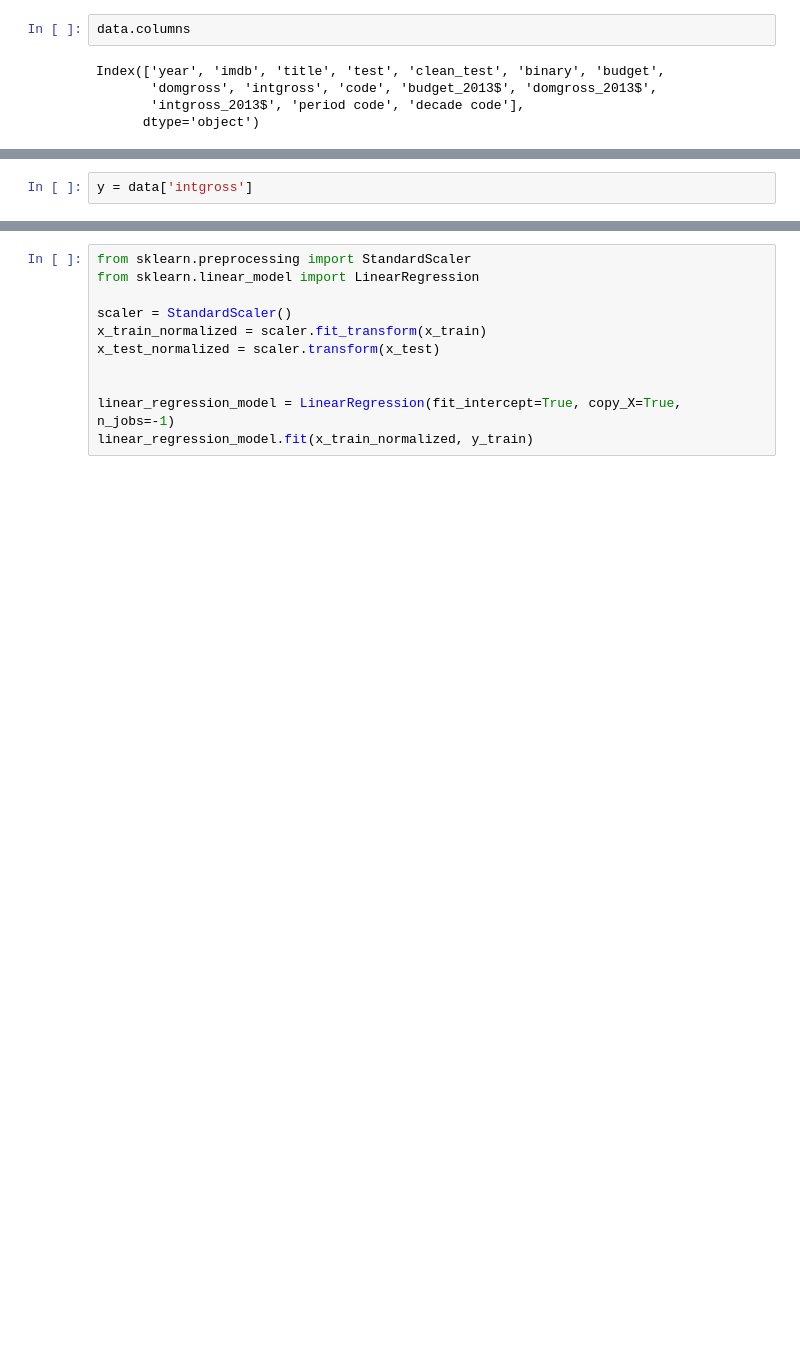
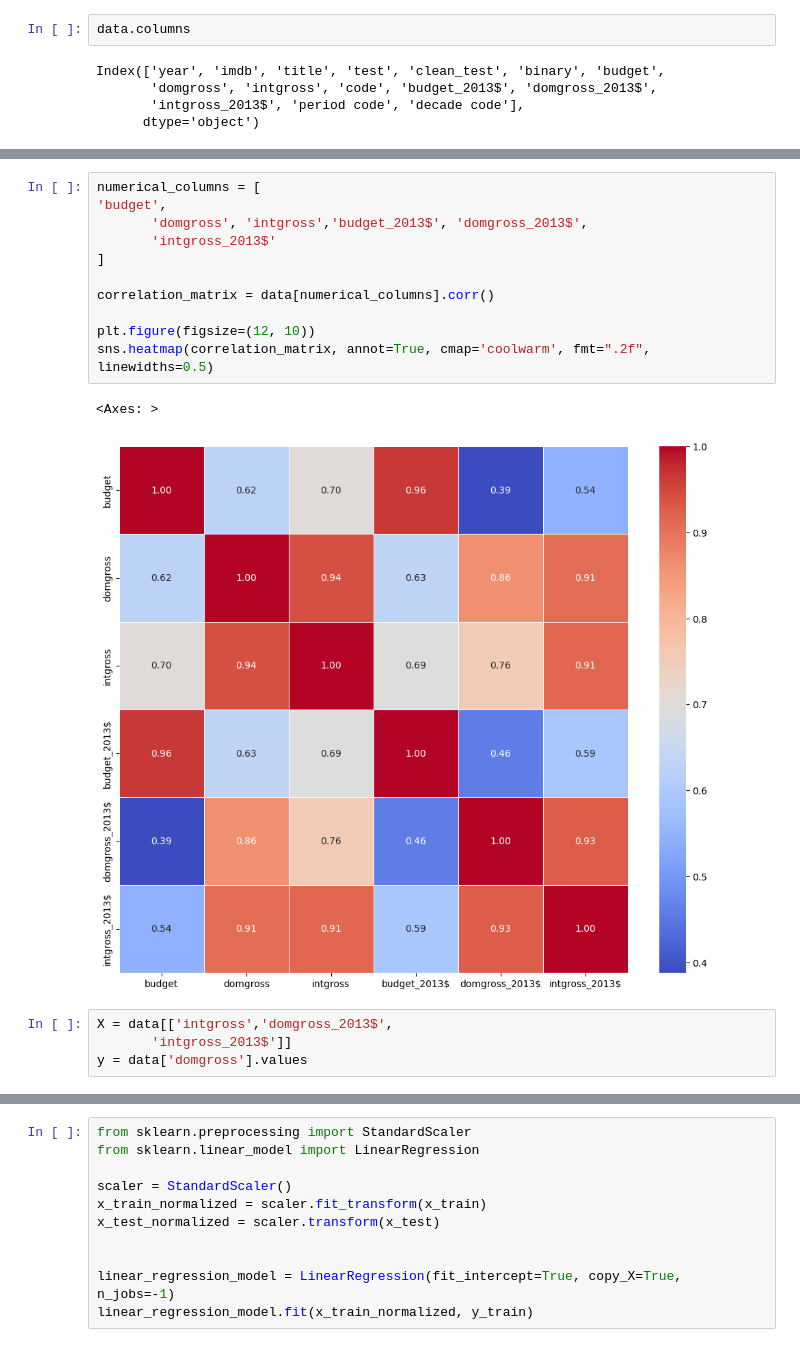
Before and after one commit to Mostafa-Mohamed-Atef/movies-data-science, a Jupyter notebook: Prediction.ipynb, the cells around one changed output, grey strips where cells are left out. Cells and saved outputs as stored; diff of their text form; blank space fills up the shorter version.

```diff
--- a/Prediction.ipynb
+++ b/Prediction.ipynb
@@ -48,5 +31,21 @@ x
-# %%
-y = data['intgross']
+# %%
+numerical_columns = [
+'budget',
+       'domgross', 'intgross','budget_2013$', 'domgross_2013$',
+       'intgross_2013$'
+]
+
+correlation_matrix = data[numerical_columns].corr()
+
+plt.figure(figsize=(12, 10))
+sns.heatmap(correlation_matrix, annot=True, cmap='coolwarm', fmt=".2f", linewidths=0.5)
+# %% [output]
+<Axes: >
+[figure, added]
+# %%
+X = data[['intgross','domgross_2013$',
+       'intgross_2013$']]
+y = data['domgross'].values
 # %%
 from sklearn.model_selection import train_test_split
 
```
Also changed, not shown: parts of 10 cells of this notebook.
